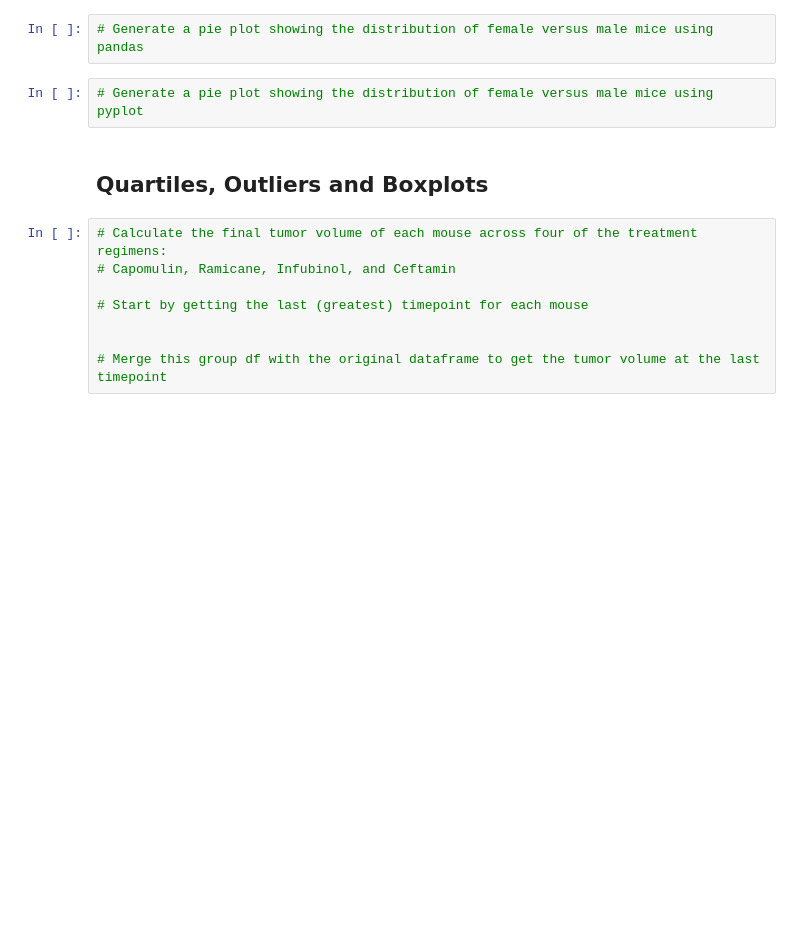
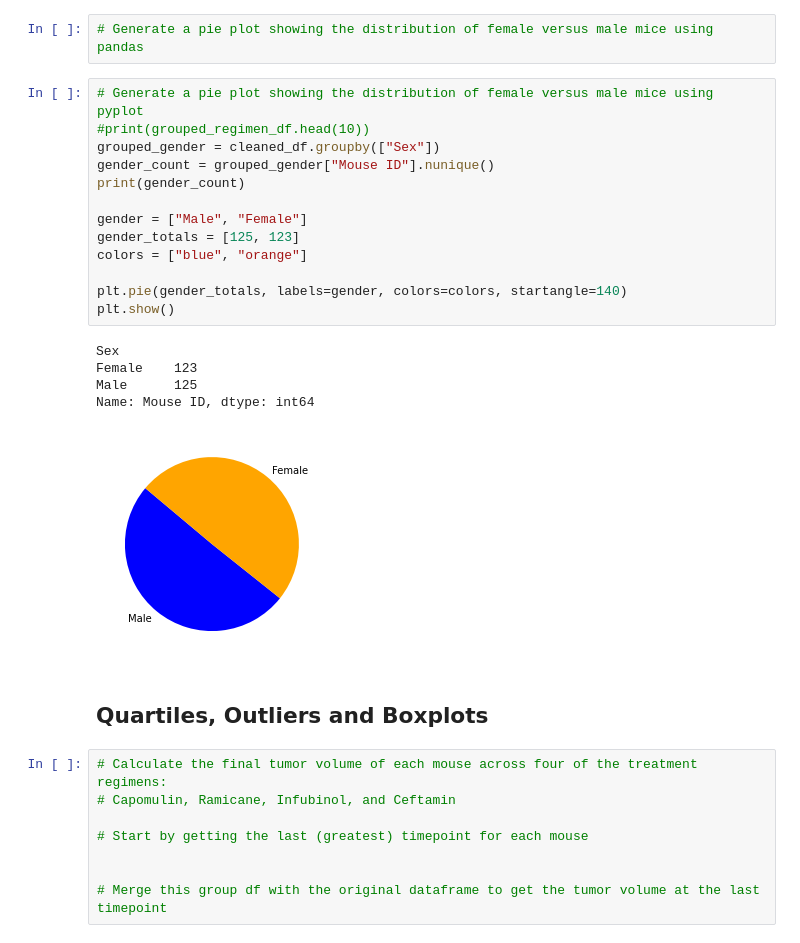
Before and after one commit to corriethomas/Matplotlib-Challenge, a Jupyter notebook: Matplotlib-Starter-Notebook.ipynb, the cells around one changed output. Cells and saved outputs as stored; diff of their text form; blank space fills up the shorter version.

```diff
--- a/Matplotlib-Starter-Notebook.ipynb
+++ b/Matplotlib-Starter-Notebook.ipynb
@@ -236,6 +251,23 @@ Name: Drug Regimen, dtype: int64
 # Generate a pie plot showing the distribution of female versus male mice using pandas
 # %%
 # Generate a pie plot showing the distribution of female versus male mice using pyplot
+#print(grouped_regimen_df.head(10))
+grouped_gender = cleaned_df.groupby(["Sex"])
+gender_count = grouped_gender["Mouse ID"].nunique()
+print(gender_count)
+
+gender = ["Male", "Female"]
+gender_totals = [125, 123]
+colors = ["blue", "orange"]
+
+plt.pie(gender_totals, labels=gender, colors=colors, startangle=140)
+plt.show()
+# %% [output]
+Sex
+Female    123
+Male      125
+Name: Mouse ID, dtype: int64
+[figure, added]
 # %% [markdown]
 ## Quartiles, Outliers and Boxplots
 # %%
```
Also changed, not shown: parts of 3 cells of this notebook.
